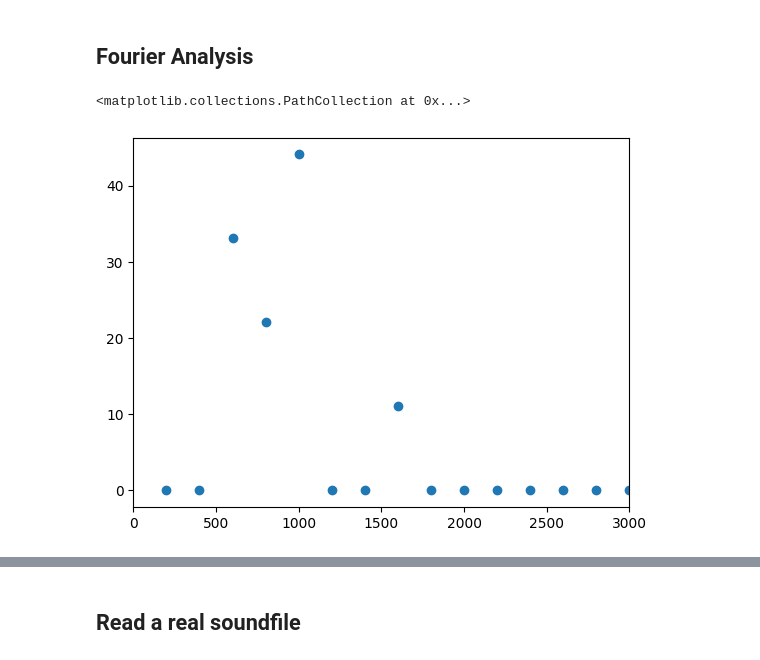
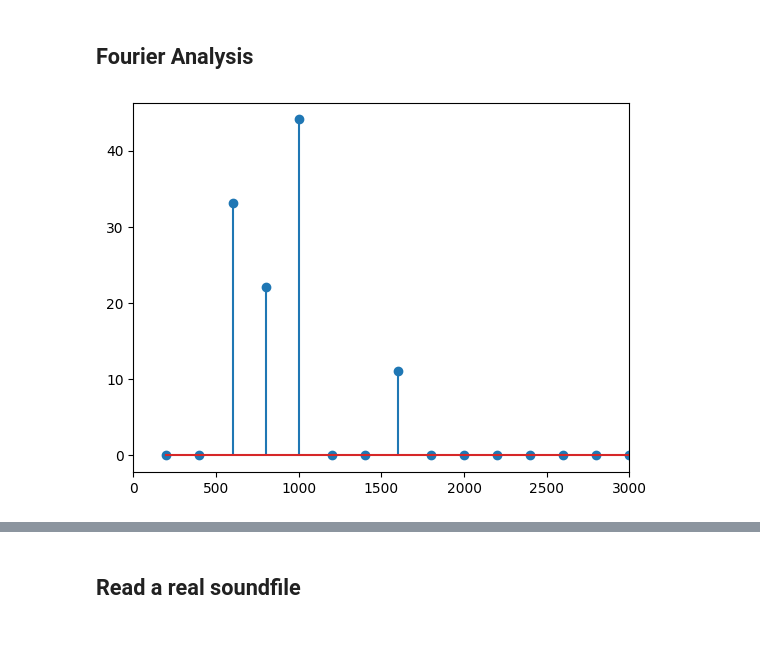
Before and after one commit to janniss91/SpeedyPanther, a Jupyter notebook: notebooks/wave_forms.ipynb, the cells around one changed output, grey strips where cells are left out. Saved outputs shown, nothing was run; the diff lists cells and outputs as text; code cells hidden in the pictures.

```diff
--- a/notebooks/wave_forms.ipynb
+++ b/notebooks/wave_forms.ipynb
@@ -105,6 +99,16 @@ freq_bins, freq_ampls = fourier_analysis(sample_window, duration, sample_rate)
 # %%
-plt.xlim(0, 3000)
-plt.scatter(freq_bins, freq_ampls)
+def plot_frequencies(freq_bins: np.ndarray, freq_ampls: np.ndarray, freq_range: Tuple[int] = (0, 22_100), plot_line: bool = False):
+    """
+    By default only frequencies up to 3000 HZ are shown for visibility but this can be changed to any
+    range between 0 and the Nyquist frequency.
+
+    freq_bins: The frequencies whose amplitudes are stored.
+    freq_ampls: The amplitudes for the respective frequencies.
+    """
+    plt.xlim(*freq_range)
+    if plot_line:
+        plt.plot(freq_bins, freq_ampls)
+        plt.scatter(freq_bins, freq_ampls)
+
+    else:
+        plt.stem(freq_bins, freq_ampls)
-# %% [output]
-<matplotlib.collections.PathCollection at 0x...>
-[figure, removed]
@@ -110,0 +126,4 @@ plt.scatter(freq_bins, freq_ampls)
+# %%
+plot_frequencies(freq_bins, freq_ampls, plot_line=False, freq_range=(0, 3000))
+# %% [output]
+[figure, added]
```
Also changed, not shown: parts of 22 cells of this notebook.
